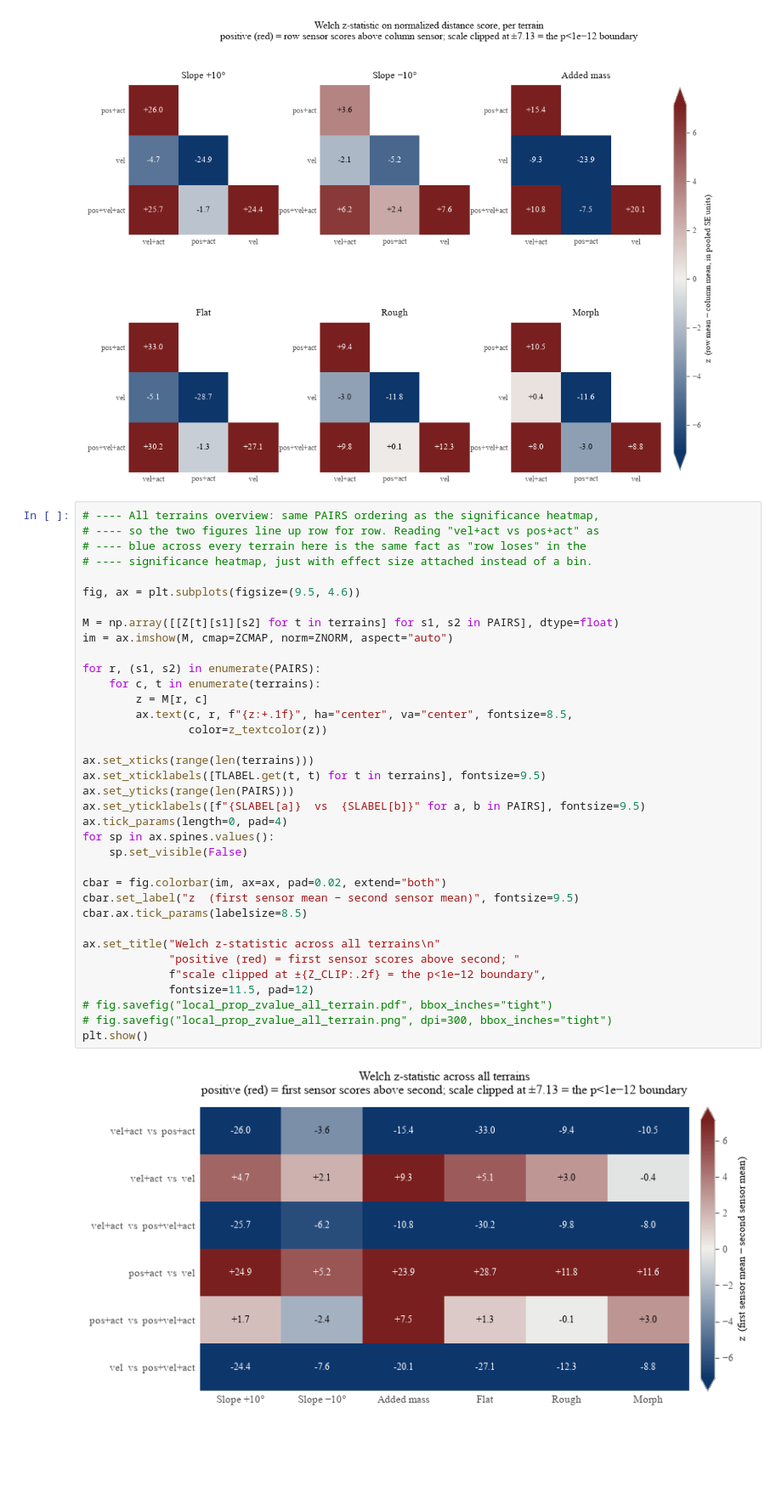
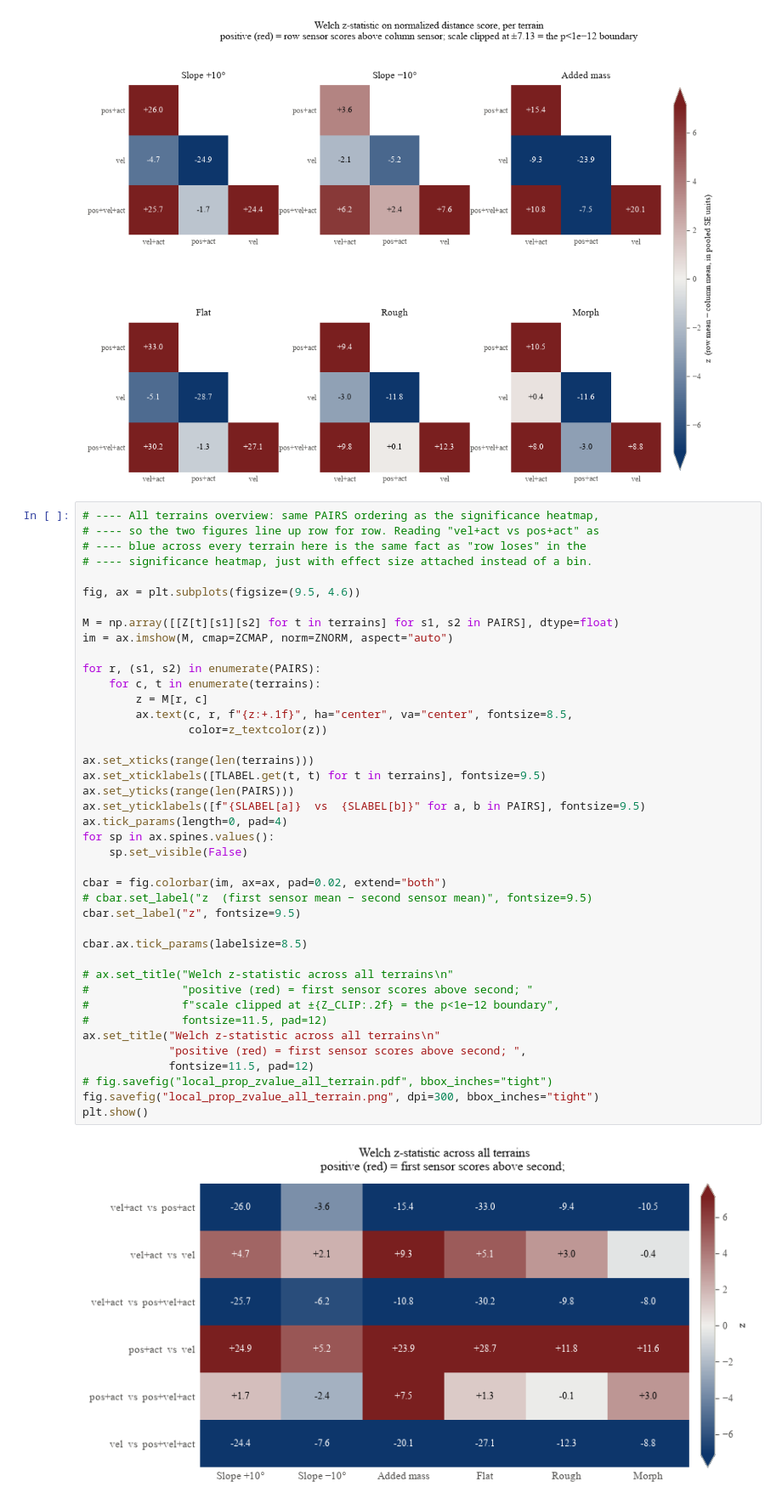
Before and after one commit to PavarisAsawa/locomotion_learning_information-theory, a Jupyter notebook: key_sensor/local_prop_p_value2_way.ipynb, the cells around one changed output. Shown at 85% size. Cells and saved outputs as stored; diff of their text form; blank space fills up the shorter version.

```diff
--- a/key_sensor/local_prop_p_value2_way.ipynb
+++ b/key_sensor/local_prop_p_value2_way.ipynb
@@ -908,35 +949,40 @@ plt.show()
 # ---- blue across every terrain here is the same fact as "row loses" in the
 # ---- significance heatmap, just with effect size attached instead of a bin.
 
 fig, ax = plt.subplots(figsize=(9.5, 4.6))
 
 M = np.array([[Z[t][s1][s2] for t in terrains] for s1, s2 in PAIRS], dtype=float)
 im = ax.imshow(M, cmap=ZCMAP, norm=ZNORM, aspect="auto")
 
 for r, (s1, s2) in enumerate(PAIRS):
     for c, t in enumerate(terrains):
         z = M[r, c]
         ax.text(c, r, f"{z:+.1f}", ha="center", va="center", fontsize=8.5,
                 color=z_textcolor(z))
 
 ax.set_xticks(range(len(terrains)))
 ax.set_xticklabels([TLABEL.get(t, t) for t in terrains], fontsize=9.5)
 ax.set_yticks(range(len(PAIRS)))
 ax.set_yticklabels([f"{SLABEL[a]}  vs  {SLABEL[b]}" for a, b in PAIRS], fontsize=9.5)
 ax.tick_params(length=0, pad=4)
 for sp in ax.spines.values():
     sp.set_visible(False)
 
 cbar = fig.colorbar(im, ax=ax, pad=0.02, extend="both")
-cbar.set_label("z  (first sensor mean − second sensor mean)", fontsize=9.5)
+# cbar.set_label("z  (first sensor mean − second sensor mean)", fontsize=9.5)
+cbar.set_label("z", fontsize=9.5)
+
 cbar.ax.tick_params(labelsize=8.5)
 
+# ax.set_title("Welch z-statistic across all terrains\n"
+#              "positive (red) = first sensor scores above second; "
+#              f"scale clipped at ±{Z_CLIP:.2f} = the p<1e−12 boundary",
+#              fontsize=11.5, pad=12)
 ax.set_title("Welch z-statistic across all terrains\n"
-             "positive (red) = first sensor scores above second; "
-             f"scale clipped at ±{Z_CLIP:.2f} = the p<1e−12 boundary",
+             "positive (red) = first sensor scores above second; ",
              fontsize=11.5, pad=12)
 # fig.savefig("local_prop_zvalue_all_terrain.pdf", bbox_inches="tight")
-# fig.savefig("local_prop_zvalue_all_terrain.png", dpi=300, bbox_inches="tight")
+fig.savefig("local_prop_zvalue_all_terrain.png", dpi=300, bbox_inches="tight")
 plt.show()
 # %% [output]
-[figure, old version]
+[figure, new version]
```
Also changed, not shown: parts of 1 cell of this notebook, 27 other files.
